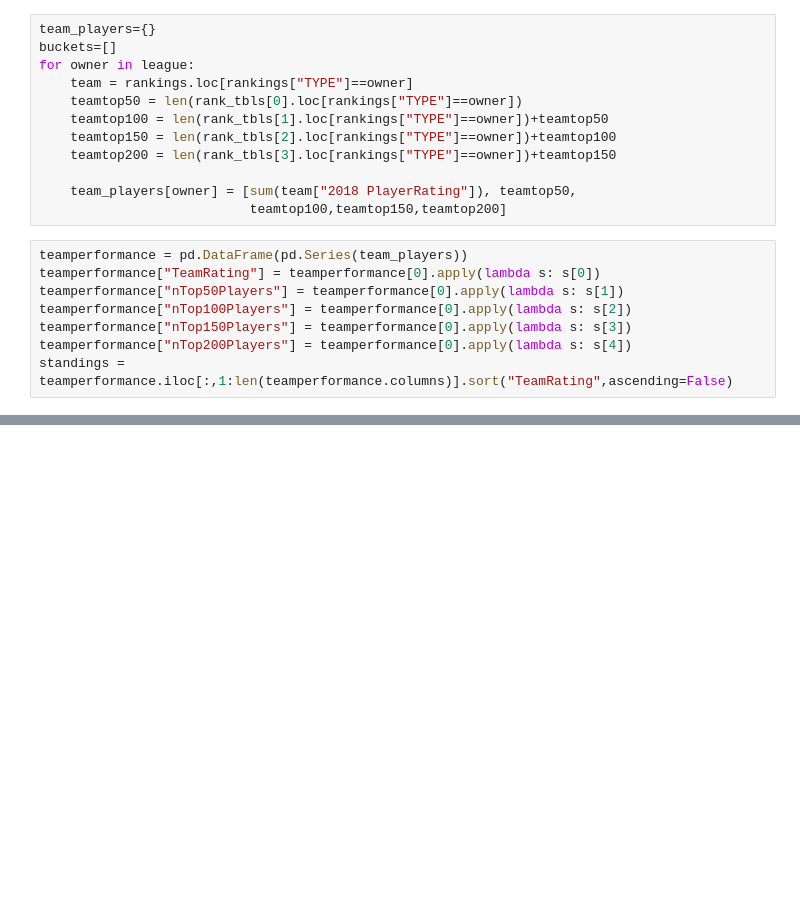
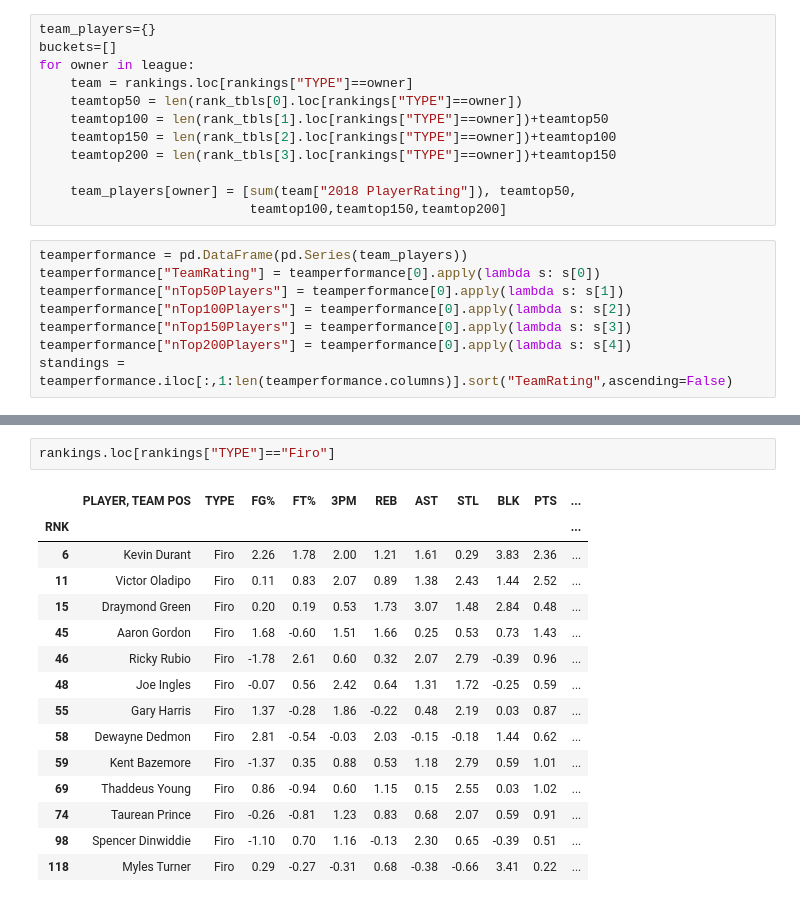
Before and after one commit to ewongz/espnfantasy, a Jupyter notebook: NBA Player Rank.ipynb, the cells around one changed output, grey strips where cells are left out. Saved outputs shown, nothing was run; the diff lists cells and outputs as text; blank space fills up the shorter version.

```diff
--- a/NBA Player Rank.ipynb
+++ b/NBA Player Rank.ipynb
@@ -89,0 +90,18 @@ rankings.loc[rankings["TYPE"]=="WONG"]
+# %%
+rankings.loc[rankings["TYPE"]=="Firo"]
+# %% [output]
+|  | PLAYER, TEAM POS | TYPE | FG% | FT% | 3PM | REB | AST | STL | BLK | PTS | ... |
+| RNK |  |  |  |  |  |  |  |  |  |  | ... |
+| 6 | Kevin Durant | Firo | 2.26 | 1.78 | 2.00 | 1.21 | 1.61 | 0.29 | 3.83 | 2.36 | ... |
+| 11 | Victor Oladipo | Firo | 0.11 | 0.83 | 2.07 | 0.89 | 1.38 | 2.43 | 1.44 | 2.52 | ... |
+| 15 | Draymond Green | Firo | 0.20 | 0.19 | 0.53 | 1.73 | 3.07 | 1.48 | 2.84 | 0.48 | ... |
+| 45 | Aaron Gordon | Firo | 1.68 | -0.60 | 1.51 | 1.66 | 0.25 | 0.53 | 0.73 | 1.43 | ... |
+| 46 | Ricky Rubio | Firo | -1.78 | 2.61 | 0.60 | 0.32 | 2.07 | 2.79 | -0.39 | 0.96 | ... |
+| 48 | Joe Ingles | Firo | -0.07 | 0.56 | 2.42 | 0.64 | 1.31 | 1.72 | -0.25 | 0.59 | ... |
+| 55 | Gary Harris | Firo | 1.37 | -0.28 | 1.86 | -0.22 | 0.48 | 2.19 | 0.03 | 0.87 | ... |
+| 58 | Dewayne Dedmon | Firo | 2.81 | -0.54 | -0.03 | 2.03 | -0.15 | -0.18 | 1.44 | 0.62 | ... |
+| 59 | Kent Bazemore | Firo | -1.37 | 0.35 | 0.88 | 0.53 | 1.18 | 2.79 | 0.59 | 1.01 | ... |
+| 69 | Thaddeus Young | Firo | 0.86 | -0.94 | 0.60 | 1.15 | 0.15 | 2.55 | 0.03 | 1.02 | ... |
+| 74 | Taurean Prince | Firo | -0.26 | -0.81 | 1.23 | 0.83 | 0.68 | 2.07 | 0.59 | 0.91 | ... |
+| 98 | Spencer Dinwiddie | Firo | -1.10 | 0.70 | 1.16 | -0.13 | 2.30 | 0.65 | -0.39 | 0.51 | ... |
+| 118 | Myles Turner | Firo | 0.29 | -0.27 | -0.31 | 0.68 | -0.38 | -0.66 | 3.41 | 0.22 | ... |
```
Also changed, not shown: parts of 31 cells of this notebook.
